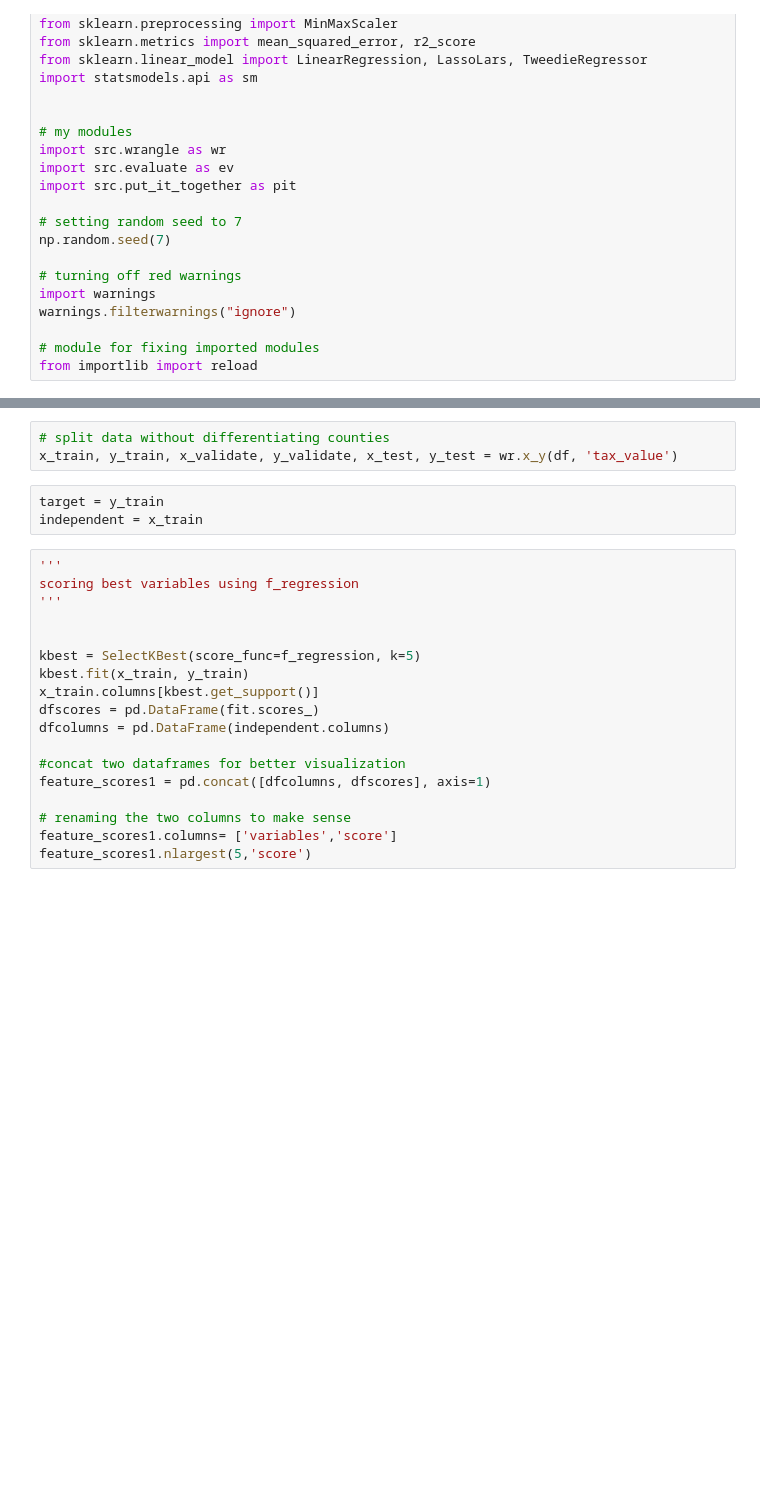
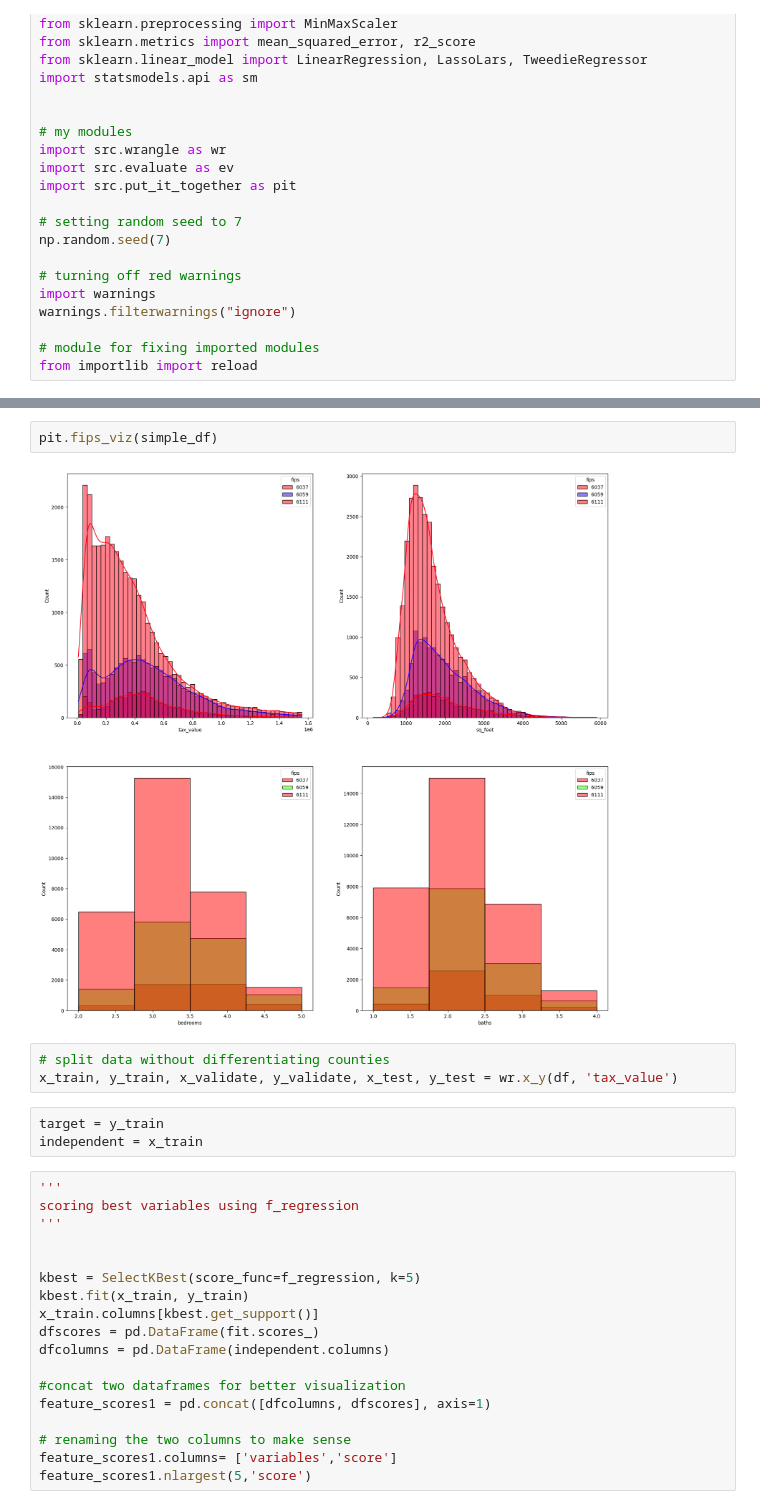
Before and after one commit to jcrosenberger/regression_zillow_2017, a Jupyter notebook: presentation_notebook.ipynb, the cells around one changed output, grey strips where cells are left out. Drawn from its saved outputs; the diff is of its cells as text; blank space fills up the shorter version.

```diff
--- a/presentation_notebook.ipynb
+++ b/presentation_notebook.ipynb
@@ -161,3 +69,7 @@ df = df.dropna(subset = naan_drop_columns)
+# %%
+pit.fips_viz(simple_df)
+# %% [output]
+[figure, added]
 # %%
 # split data without differentiating counties
 x_train, y_train, x_validate, y_validate, x_test, y_test = wr.x_y(df, 'tax_value')
```
Also changed, not shown: parts of 32 cells of this notebook, 2 other files.
